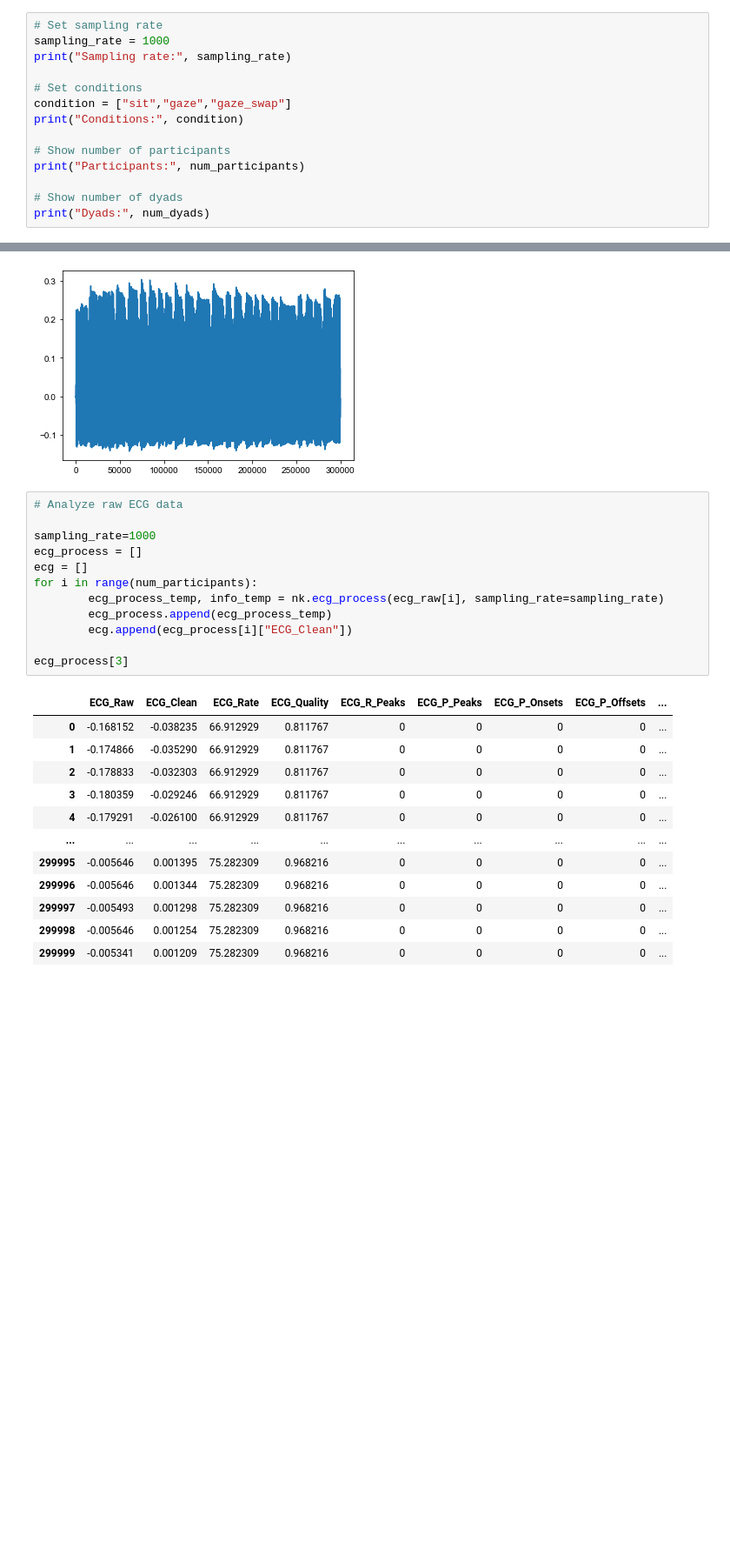
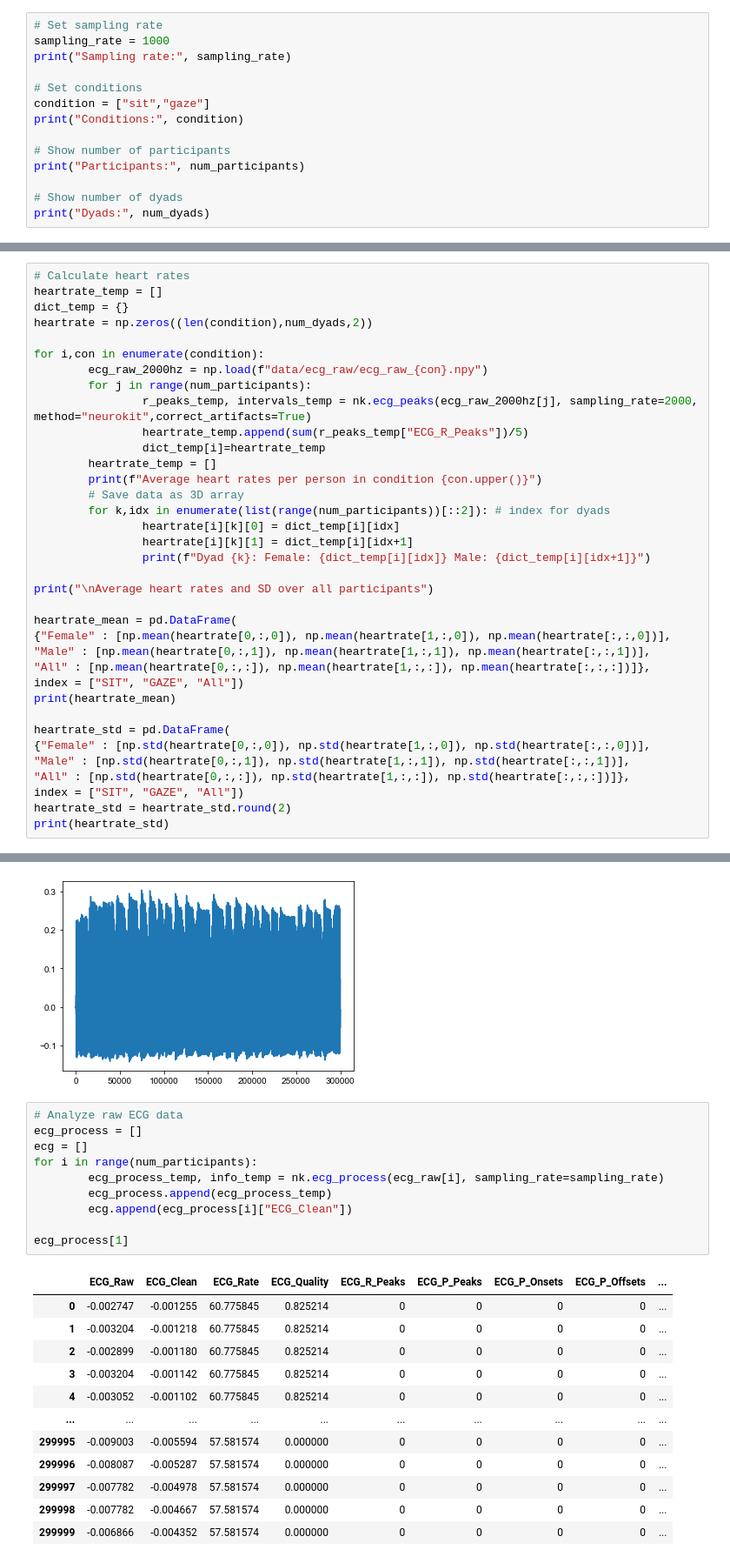
Before and after one commit to visserle/two-hearts, a Jupyter notebook: plots.ipynb, the cells around one changed output, grey strips where cells are left out. Shown: that part at 87% size. Drawn from its saved outputs; the diff is of its cells as text; blank space fills up the shorter version.

```diff
--- a/plots.ipynb
+++ b/plots.ipynb
@@ -12,7 +19,7 @@ sampling_rate = 1000
 print("Sampling rate:", sampling_rate)
 
 # Set conditions
-condition = ["sit","gaze","gaze_swap"]
+condition = ["sit","gaze"]
 print("Conditions:", condition)
 
 # Show number of participants
@@ -26,2 +33,38 @@ Conditions: ['sit', 'gaze', 'gaze_swap']
 Participants: 4
 Dyads: 2
+# %%
+# Calculate heart rates
+heartrate_temp = []
+dict_temp = {}
+heartrate = np.zeros((len(condition),num_dyads,2))
+
+for i,con in enumerate(condition):
+        ecg_raw_2000hz = np.load(f"data/ecg_raw/ecg_raw_{con}.npy")
+        for j in range(num_participants):
+                r_peaks_temp, intervals_temp = nk.ecg_peaks(ecg_raw_2000hz[j], sampling_rate=2000, method="neurokit",correct_artifacts=True)
+                heartrate_temp.append(sum(r_peaks_temp["ECG_R_Peaks"])/5)
+                dict_temp[i]=heartrate_temp
+        heartrate_temp = []
+        print(f"Average heart rates per person in condition {con.upper()}")
+        # Save data as 3D array
+        for k,idx in enumerate(list(range(num_participants))[::2]): # index for dyads
+                heartrate[i][k][0] = dict_temp[i][idx]
+                heartrate[i][k][1] = dict_temp[i][idx+1]
+                print(f"Dyad {k}: Female: {dict_temp[i][idx]} Male: {dict_temp[i][idx+1]}")
+
+print("\nAverage heart rates and SD over all participants")
+
+heartrate_mean = pd.DataFrame(
+{"Female" : [np.mean(heartrate[0,:,0]), np.mean(heartrate[1,:,0]), np.mean(heartrate[:,:,0])],
+"Male" : [np.mean(heartrate[0,:,1]), np.mean(heartrate[1,:,1]), np.mean(heartrate[:,:,1])],
+"All" : [np.mean(heartrate[0,:,:]), np.mean(heartrate[1,:,:]), np.mean(heartrate[:,:,:])]},
+index = ["SIT", "GAZE", "All"])
+print(heartrate_mean)
+
+heartrate_std = pd.DataFrame(
+{"Female" : [np.std(heartrate[0,:,0]), np.std(heartrate[1,:,0]), np.std(heartrate[:,:,0])],
+"Male" : [np.std(heartrate[0,:,1]), np.std(heartrate[1,:,1]), np.std(heartrate[:,:,1])],
+"All" : [np.std(heartrate[0,:,:]), np.std(heartrate[1,:,:]), np.std(heartrate[:,:,:])]},
+index = ["SIT", "GAZE", "All"])
+heartrate_std = heartrate_std.round(2)
+print(heartrate_std)
@@ -39,27 +99,25 @@ plt.plot(ecg_raw[1])
 [figure]
 # %%
 # Analyze raw ECG data
-
-sampling_rate=1000
 ecg_process = []
 ecg = []
 for i in range(num_participants):
         ecg_process_temp, info_temp = nk.ecg_process(ecg_raw[i], sampling_rate=sampling_rate)
         ecg_process.append(ecg_process_temp)
         ecg.append(ecg_process[i]["ECG_Clean"])
 
-ecg_process[3]
+ecg_process[1]
 # %% [output]
 |  | ECG_Raw | ECG_Clean | ECG_Rate | ECG_Quality | ECG_R_Peaks | ECG_P_Peaks | ECG_P_Onsets | ECG_P_Offsets | ... |
-| 0 | -0.168152 | -0.038235 | 66.912929 | 0.811767 | 0 | 0 | 0 | 0 | ... |
-| 1 | -0.174866 | -0.035290 | 66.912929 | 0.811767 | 0 | 0 | 0 | 0 | ... |
-| 2 | -0.178833 | -0.032303 | 66.912929 | 0.811767 | 0 | 0 | 0 | 0 | ... |
-| 3 | -0.180359 | -0.029246 | 66.912929 | 0.811767 | 0 | 0 | 0 | 0 | ... |
-| 4 | -0.179291 | -0.026100 | 66.912929 | 0.811767 | 0 | 0 | 0 | 0 | ... |
+| 0 | -0.002747 | -0.001255 | 60.775845 | 0.825214 | 0 | 0 | 0 | 0 | ... |
+| 1 | -0.003204 | -0.001218 | 60.775845 | 0.825214 | 0 | 0 | 0 | 0 | ... |
+| 2 | -0.002899 | -0.001180 | 60.775845 | 0.825214 | 0 | 0 | 0 | 0 | ... |
+| 3 | -0.003204 | -0.001142 | 60.775845 | 0.825214 | 0 | 0 | 0 | 0 | ... |
+| 4 | -0.003052 | -0.001102 | 60.775845 | 0.825214 | 0 | 0 | 0 | 0 | ... |
 | ... | ... | ... | ... | ... | ... | ... | ... | ... | ... |
-| 299995 | -0.005646 | 0.001395 | 75.282309 | 0.968216 | 0 | 0 | 0 | 0 | ... |
-| 299996 | -0.005646 | 0.001344 | 75.282309 | 0.968216 | 0 | 0 | 0 | 0 | ... |
-| 299997 | -0.005493 | 0.001298 | 75.282309 | 0.968216 | 0 | 0 | 0 | 0 | ... |
-| 299998 | -0.005646 | 0.001254 | 75.282309 | 0.968216 | 0 | 0 | 0 | 0 | ... |
-| 299999 | -0.005341 | 0.001209 | 75.282309 | 0.968216 | 0 | 0 | 0 | 0 | ... |
+| 299995 | -0.009003 | -0.005594 | 57.581574 | 0.000000 | 0 | 0 | 0 | 0 | ... |
+| 299996 | -0.008087 | -0.005287 | 57.581574 | 0.000000 | 0 | 0 | 0 | 0 | ... |
+| 299997 | -0.007782 | -0.004978 | 57.581574 | 0.000000 | 0 | 0 | 0 | 0 | ... |
+| 299998 | -0.007782 | -0.004667 | 57.581574 | 0.000000 | 0 | 0 | 0 | 0 | ... |
+| 299999 | -0.006866 | -0.004352 | 57.581574 | 0.000000 | 0 | 0 | 0 | 0 | ... |
 300000 rows × 19 columns
```
Also changed, not shown: parts of 35 cells of this notebook.
